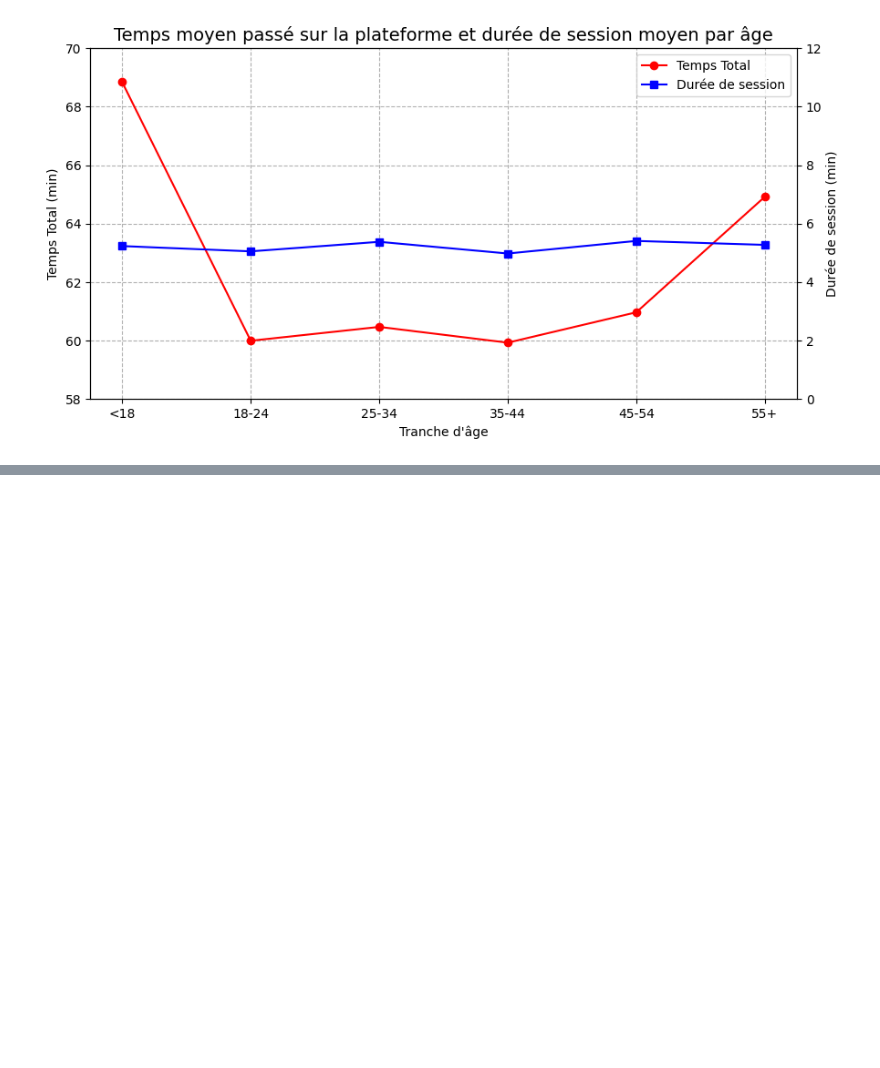
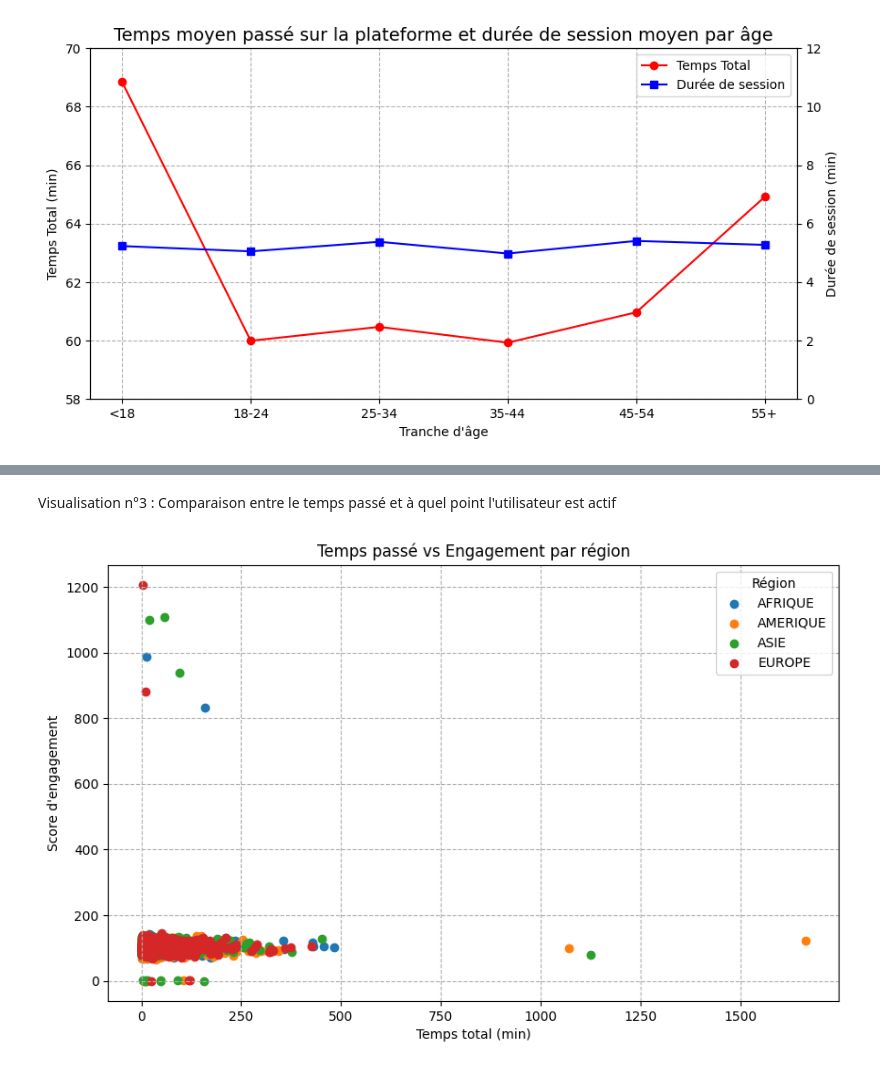
Before and after one commit to FIFEN136/Analyse_des_donn-es_avec_Pandas_et_-Matplotlib., a Jupyter notebook: visualisation.ipynb, the cells around one changed output, grey strips where cells are left out. Cells and saved outputs as stored; diff of their text form; code cells hidden in the pictures; blank space fills up the shorter version.

```diff
--- a/visualisation.ipynb
+++ b/visualisation.ipynb
@@ -143,0 +145,26 @@ plt.show()
+# %% [markdown]
+Visualisation n°3 : Comparaison entre le temps passé et à quel point l'utilisateur est actif
+# %%
+# 1. Données
+df = pd.read_csv('data_v3.csv')
+
+# Filtrage sans undefined
+df = df[df['region'] != 'UNDEFINED']
+
+# 2. Graphique
+fig, graph = plt.subplots(figsize=(10, 6))
+
+# Regroupement par région et nuage de points
+for name, group in df.groupby('region'):
+    graph.scatter(group['time_on_platform'], group['engagement_score'], label=name)
+
+# 3. Les caractéristiques
+plt.title('Temps passé vs Engagement par région')
+plt.xlabel('Temps total (min)')
+plt.ylabel('Score d\'engagement')
+plt.legend(title='Région')
+plt.grid(True, linestyle='--')
+
+plt.show()
+# %% [output]
+[figure, added]
```
Also changed, not shown: parts of 5 cells of this notebook.
